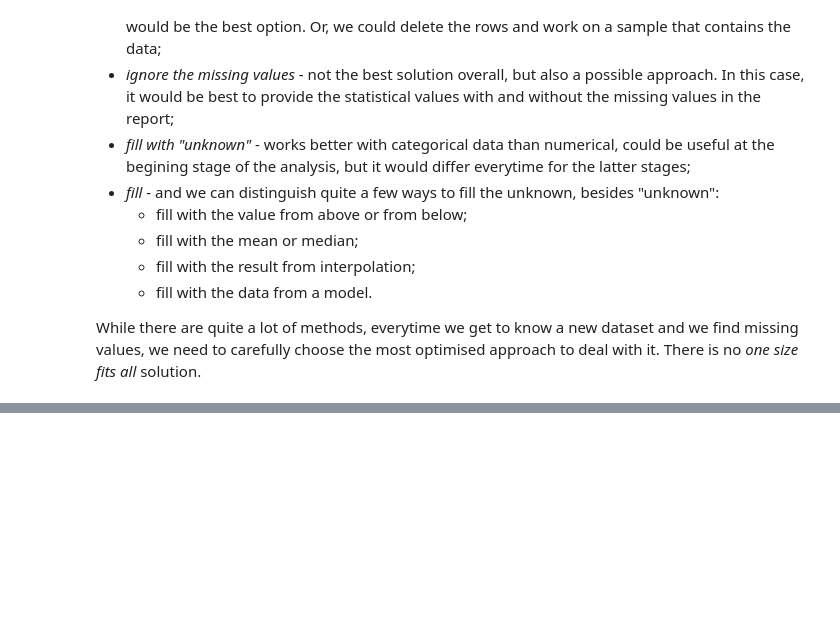
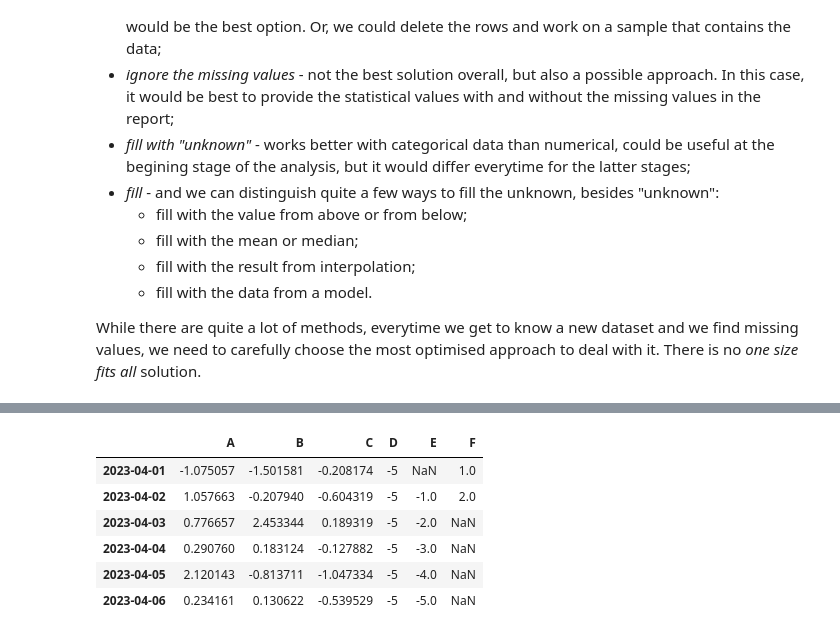
Before and after one commit to miladziekanowska/Data_Analytics, a Jupyter notebook: Pandas_Data_Cleaning.ipynb, the cells around one changed output, grey strips where cells are left out. Drawn from its saved outputs; the diff is of its cells as text; code cells hidden in the pictures; blank space fills up the shorter version.

```diff
--- a/Pandas_Data_Cleaning.ipynb
+++ b/Pandas_Data_Cleaning.ipynb
@@ -217 +348,12 @@ df.dropna()
+# %%
+# Not a lot is left in this dataset, right? Maybe let's only drop full NaN rows
+df.dropna(how='all')
+# %% [output]
+|  | A | B | C | D | E | F |
+| 2023-04-01 | -1.075057 | -1.501581 | -0.208174 | -5 | NaN | 1.0 |
+| 2023-04-02 | 1.057663 | -0.207940 | -0.604319 | -5 | -1.0 | 2.0 |
+| 2023-04-03 | 0.776657 | 2.453344 | 0.189319 | -5 | -2.0 | NaN |
+| 2023-04-04 | 0.290760 | 0.183124 | -0.127882 | -5 | -3.0 | NaN |
+| 2023-04-05 | 2.120143 | -0.813711 | -1.047334 | -5 | -4.0 | NaN |
+| 2023-04-06 | 0.234161 | 0.130622 | -0.539529 | -5 | -5.0 | NaN |
 # %%
```
Also changed, not shown: parts of 38 cells of this notebook.
